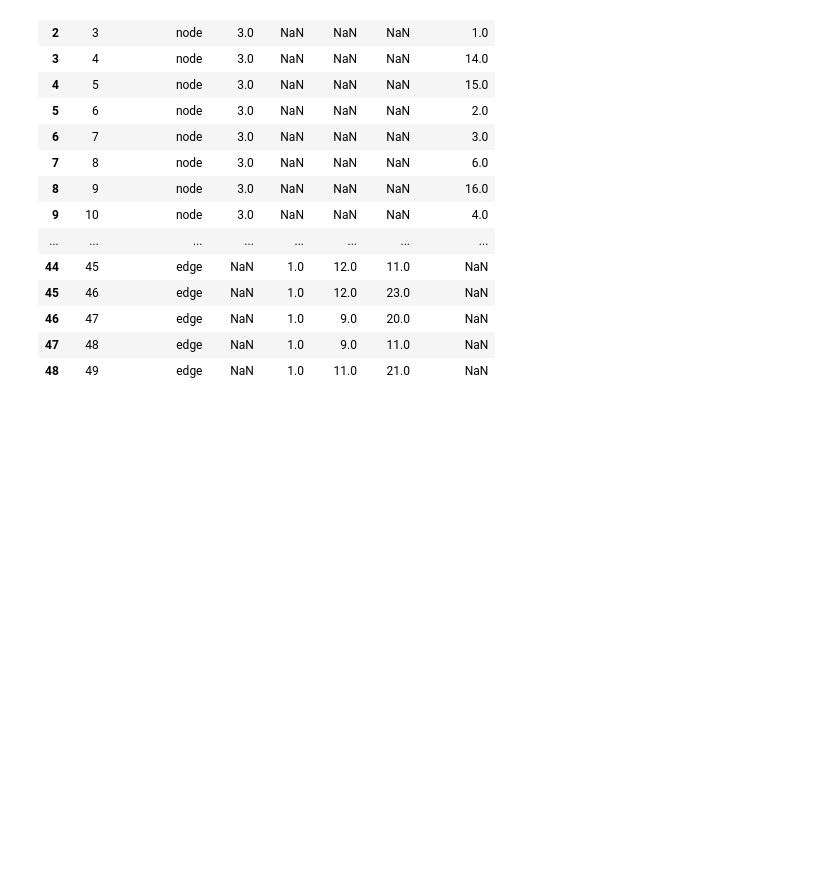
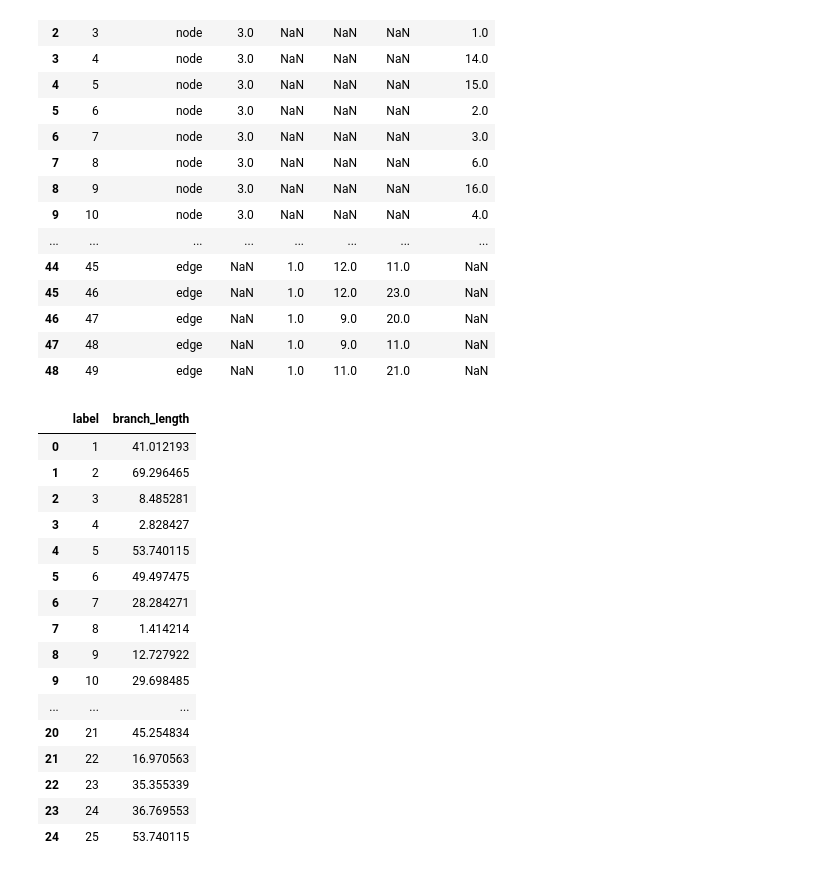
Before and after one commit to allysonryan/napari-toska, a Jupyter notebook: docs/notebooks/whole_skeleton_measurements_2d.ipynb, the cells around one changed output. Saved outputs shown, nothing was run; the diff lists cells and outputs as text; code cells hidden in the pictures; blank space fills up the shorter version.

Commit message:
added measurement for branch lengths
Co-Authored-By: Allyson Quinn Ryan <15361575+allysonryan@users.noreply.github.com>

```diff
--- a/docs/notebooks/whole_skeleton_measurements.ipynb
+++ b/docs/notebooks/whole_skeleton_measurements_2d.ipynb
@@ -102,3 +104,23 @@ nts.analyze_single_skeleton_network(parsed_skeletons_single, neighborhood='n8')
 | 46 | 47 | edge | NaN | 1.0 | 9.0 | 20.0 | NaN |
 | 47 | 48 | edge | NaN | 1.0 | 9.0 | 11.0 | NaN |
 | 48 | 49 | edge | NaN | 1.0 | 11.0 | 21.0 | NaN |
+# %%
+nts.calculate_branch_lengths(labeled_branches_single)
+# %% [output]
+|  | label | branch_length |
+| 0 | 1 | 41.012193 |
+| 1 | 2 | 69.296465 |
+| 2 | 3 | 8.485281 |
+| 3 | 4 | 2.828427 |
+| 4 | 5 | 53.740115 |
+| 5 | 6 | 49.497475 |
+| 6 | 7 | 28.284271 |
+| 7 | 8 | 1.414214 |
+| 8 | 9 | 12.727922 |
+| 9 | 10 | 29.698485 |
+| ... | ... | ... |
+| 20 | 21 | 45.254834 |
+| 21 | 22 | 16.970563 |
+| 22 | 23 | 35.355339 |
+| 23 | 24 | 36.769553 |
+| 24 | 25 | 53.740115 |
```
Also changed, not shown: parts of 1 cell of this notebook, 4 other files.
